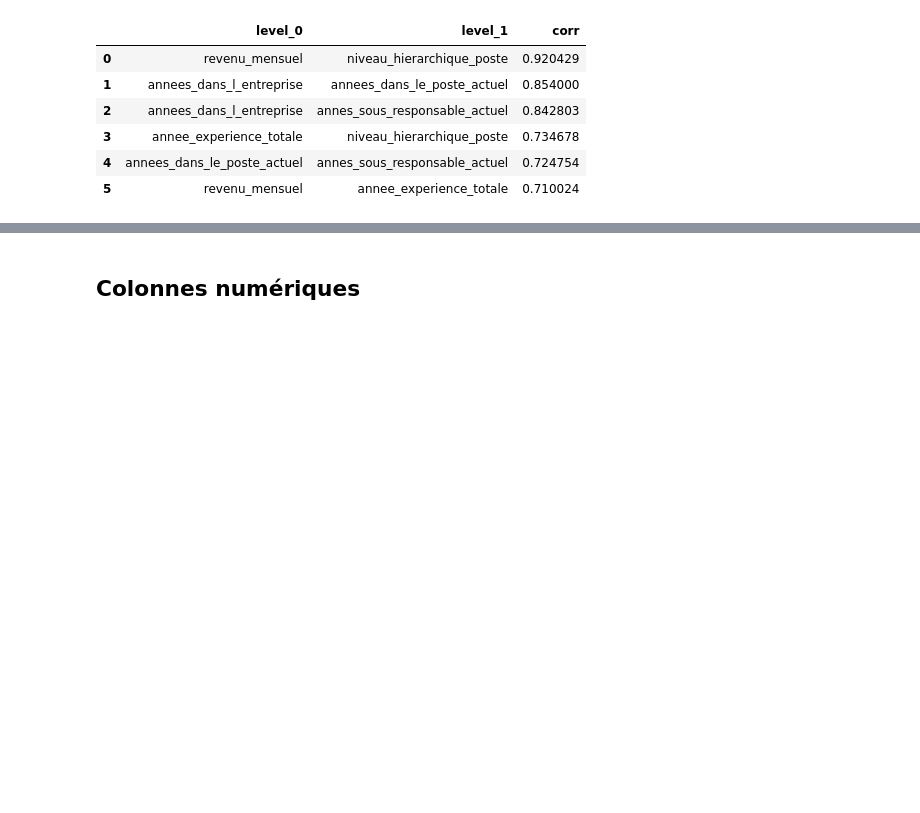
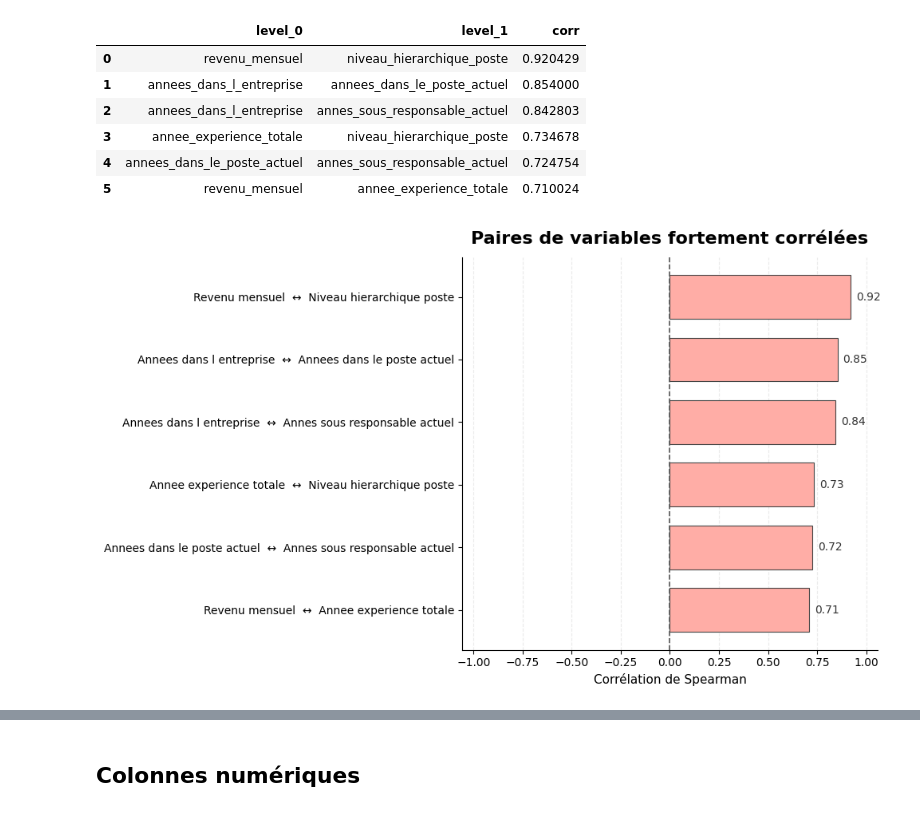
Before and after one commit to maximebarbier01/technova-attrition, a Jupyter notebook: notebooks/02_eda_analyse_globale.ipynb, the cells around one changed output, grey strips where cells are left out. Saved outputs shown, nothing was run; the diff lists cells and outputs as text; code cells hidden in the pictures; blank space fills up the shorter version.

```diff
--- a/notebooks/02_eda_analyse_globale.ipynb
+++ b/notebooks/02_eda_analyse_globale.ipynb
@@ -225,6 +227,10 @@ strong_corr
 | 3 | annee_experience_totale | niveau_hierarchique_poste | 0.734678 |
 | 4 | annees_dans_le_poste_actuel | annes_sous_responsable_actuel | 0.724754 |
 | 5 | revenu_mensuel | annee_experience_totale | 0.710024 |
+# %%
+plot_strong_feature_correlations(strong_corr)
+# %% [output]
+[figure, added]
 # %%
 strong_corr_features = list(set(list(strong_corr['level_0'].values) + list(strong_corr['level_1'].values)))
 X = df[strong_corr_features].replace([np.inf, -np.inf], np.nan)
```
Also changed, not shown: parts of 7 cells of this notebook, 8 other files.
